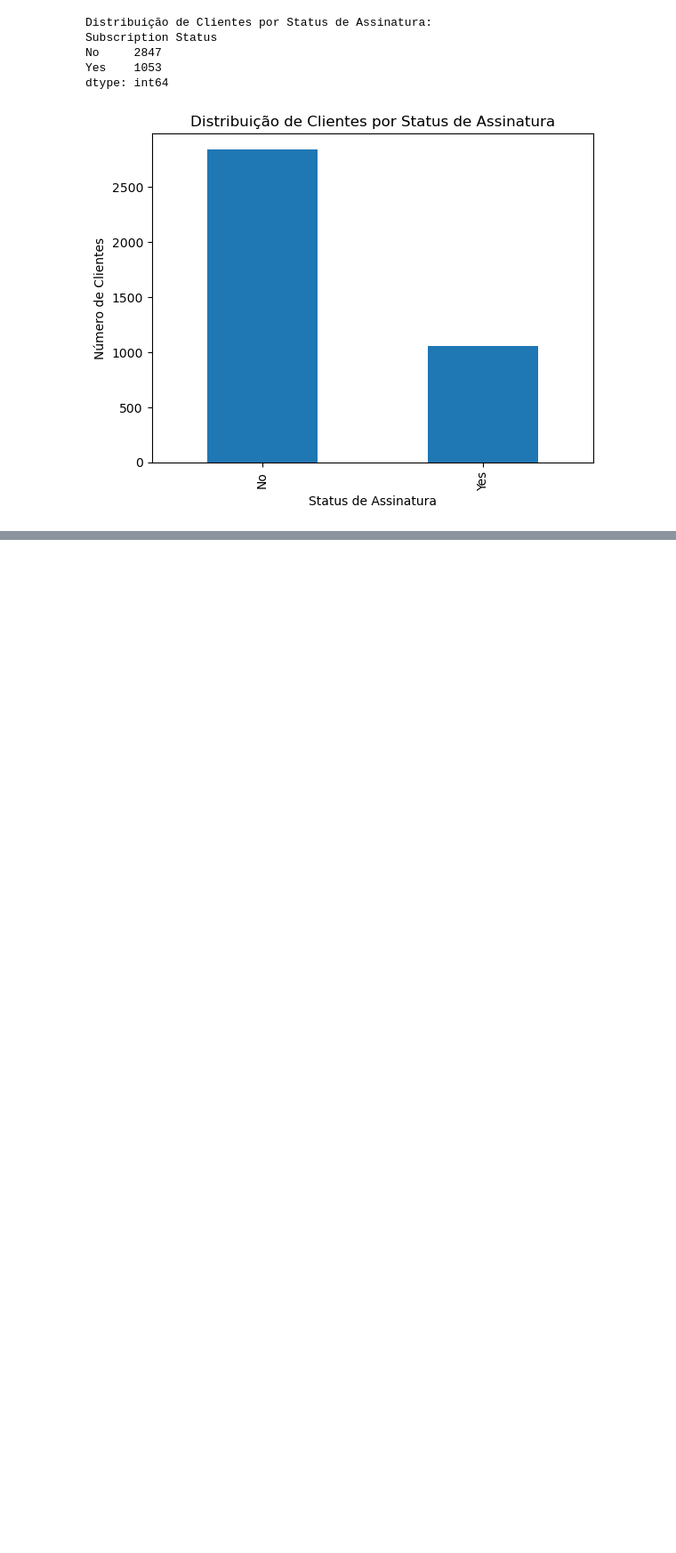
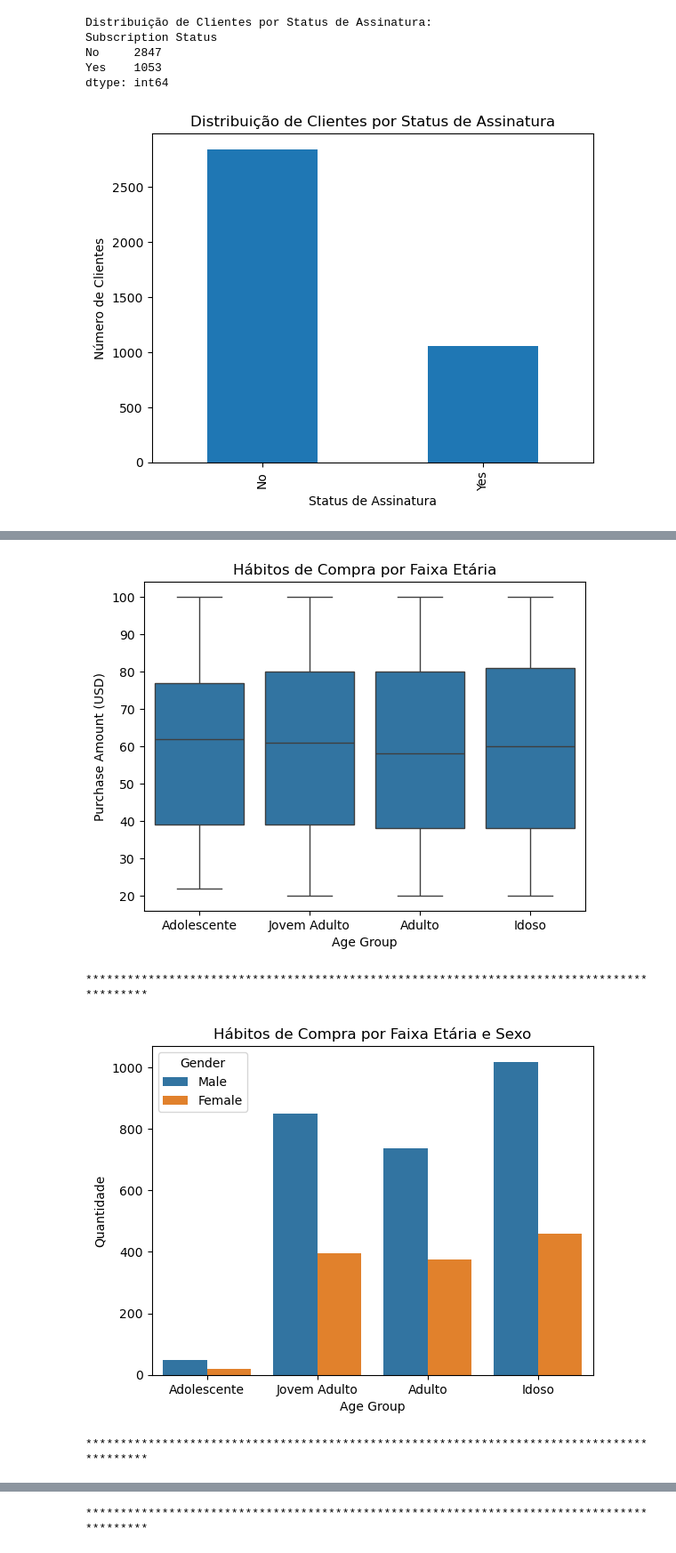
Before and after one commit to RodrigoD4v/consumidor_compra_EDA, a Jupyter notebook: notebooks/consumidor_compra_EDA.ipynb, the cells around one changed output, grey strips where cells are left out. Shown at 89% size. Saved outputs shown, nothing was run; the diff lists cells and outputs as text; code cells hidden in the pictures; blank space fills up the shorter version.

```diff
--- a/notebooks/consumidor_compra_EDA.ipynb
+++ b/notebooks/consumidor_compra_EDA.ipynb
@@ -261,0 +287,26 @@ dtype: int64
+# %%
+# 7. Tendências Demográficas
+# Idade e hábitos de compra
+sns.boxplot(x='Age Group', y='Purchase Amount (USD)', data=df)
+plt.title('Hábitos de Compra por Faixa Etária')
+plt.show()
+print("*" * 90)
+
+# Idade e Sexo com base nos hábitos de compra
+sns.countplot(x='Age Group', hue='Gender', data=df)
+plt.title('Hábitos de Compra por Faixa Etária e Sexo')
+plt.ylabel("Quantidade")
+plt.show()
+print("*" * 90)
+
+# Sexo e Categoria com base nos hábitos de compra
+sns.countplot(x='Category', hue='Gender', data=df)
+plt.title('Hábitos de Compra por Sexo e Categoria')
+plt.ylabel("Quantidade")
+plt.show()
+print("*" * 90)
+# %% [output]
+[figure, added]
+******************************************************************************************
+[figure, added]
+******************************************************************************************
@@ -261,0 +314 @@ dtype: int64
+******************************************************************************************
```
Also changed, not shown: parts of 13 cells of this notebook.
